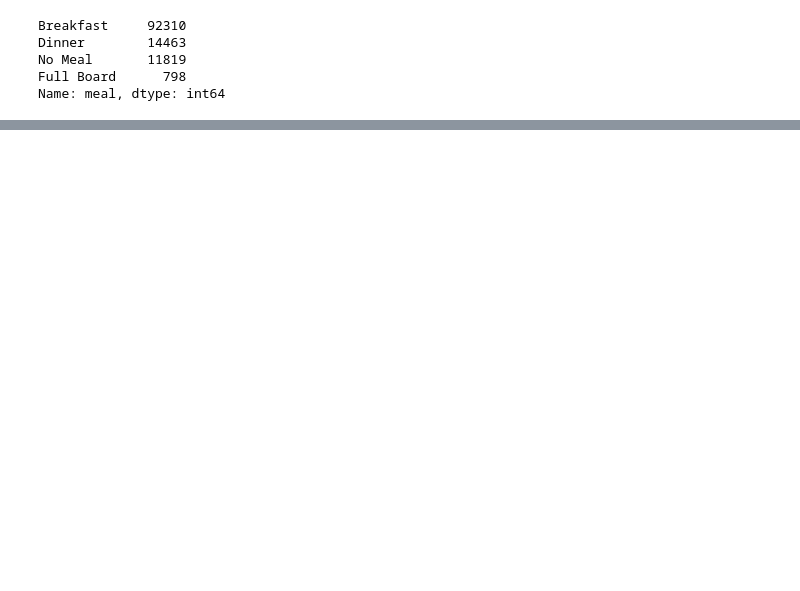
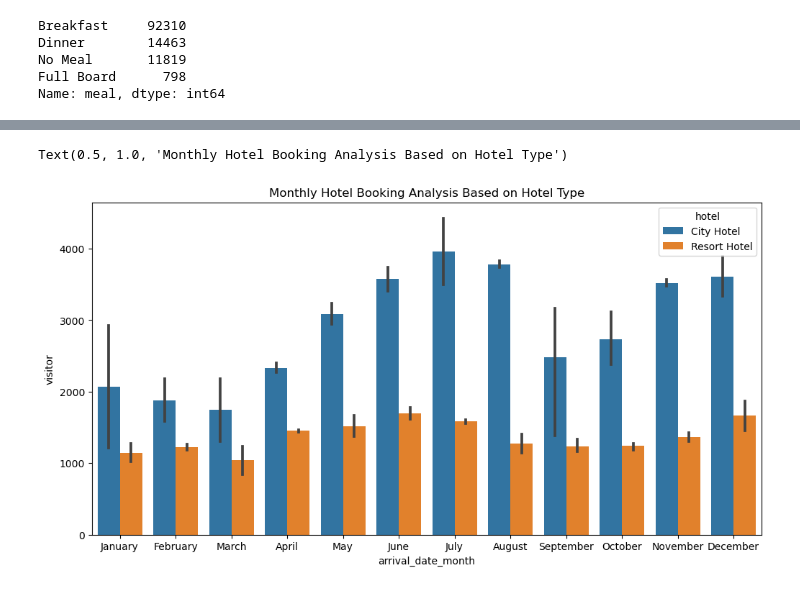
Before and after one commit to Ujeeg/Investigate-Hotel-Business-using-Data-Visualization, a Jupyter notebook: Project 2 Stage 1.ipynb, the cells around one changed output, grey strips where cells are left out. Cells and saved outputs as stored; diff of their text form; code cells hidden in the pictures; blank space fills up the shorter version.

```diff
--- a/Project 2 Stage 1.ipynb
+++ b/Project 2 Stage 1.ipynb
@@ -106,3 +161,3 @@ Name: meal, dtype: int64
 # %%
-df['visitor'] = df['adults'] + df['children'] + df['babies']
-df['stay_duration'] = df['stays_in_weekend_nights'] + df['stays_in_weekdays_nights']
+df_clean['visitor'] = df_clean['adults'] + df_clean['children'] + df_clean['babies']
+df_clean['stay_duration'] = df_clean['stays_in_weekend_nights'] + df_clean['stays_in_weekdays_nights']
@@ -109,3 +175,4 @@ df['stay_duration'] = df['stays_in_weekend_nights'] + df['stays_in_weekdays_nigh
 # %%
 #selection data
-df_selection = df[df.columns.difference(['adults','children', 'babies', 'stays_in_weekend_nights','stays_in_weekdays_nights'])]
+df_selection = df_clean[df_clean.columns.difference(['adults','children', 'babies', 'stays_in_weekend_nights','stays_in_weekdays_nights'])].reset_index()
+df_selection
@@ -127,0 +215,2 @@ df_selection
+# %%
+df_hoteltype = df_selection.groupby(['hotel', 'arrival_date_month', 'arrival_date_year'])['visitor'].count().reset_index()
@@ -127,0 +237,8 @@ df_selection
+# %%
+plt.figure(figsize=(12,6))
+sb.barplot(data=df_hoteltype, x="arrival_date_month" , y = 'visitor', hue="hotel",
+             order = ['January','February', 'March','April','May','June','July','August','September','October','November','December'])
+plt.title('Monthly Hotel Booking Analysis Based on Hotel Type')
+# %% [output]
+Text(0.5, 1.0, 'Monthly Hotel Booking Analysis Based on Hotel Type')
+[figure, added]
```
Also changed, not shown: parts of 42 cells of this notebook.
